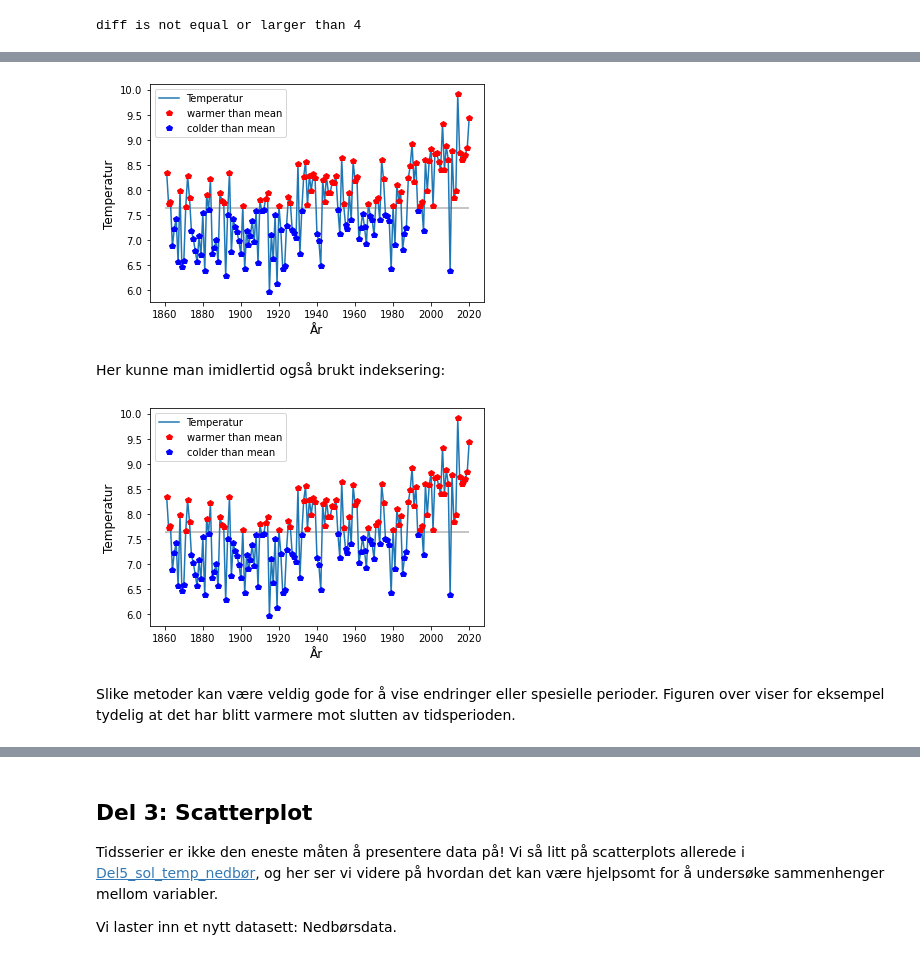
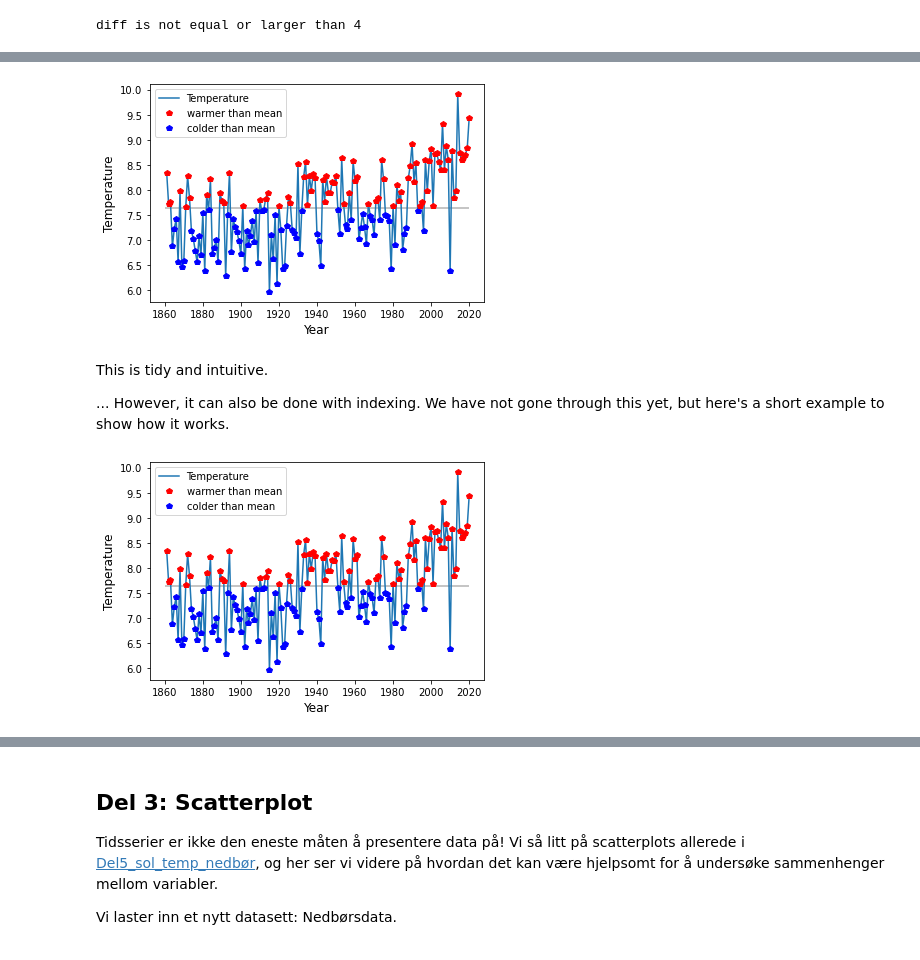
Before and after one commit to julienweihs/GEOF, a Jupyter notebook: Jupyter/Part7_For_if_loops.ipynb, the cells around one changed output, grey strips where cells are left out. Cells and saved outputs as stored; diff of their text form; code cells hidden in the pictures.

Commit message:
Done with if-statements

```diff
--- a/Jupyter/Part7_For_if_loops.ipynb
+++ b/Jupyter/Part7_For_if_loops.ipynb
@@ -442,39 +454,39 @@ Vi kan bruke en if-løkke dersom vi f.eks. vil plotte en linje med punkter som s
 # %%
-mean=np.mean(temp)
+mean=np.mean(temp) # Average temperature during the full time period.
 
-plt.plot(tid, temp, label='Temperatur')
+plt.plot(time, temp, label='Temperature') # Plot the full time series
 for count, T in enumerate(temp):
-    if T > mean:
-        plt.plot(tid[count], T, 'rp')
-    elif T < mean:
-        plt.plot(tid[count], T, 'bp')
+    if T > mean: # If the temperature at the given time is larger than the mean ...
+        plt.plot(time[count], T, 'rp') # ... plot a red marker
+    elif T < mean: # If the temperature at the given time is less than the mean ...
+        plt.plot(time[count], T, 'bp') # ... plot a blue marker
 
 plt.plot(np.nan, np.nan, 'rp', label="warmer than mean")
 plt.plot(np.nan, np.nan, 'bp', label='colder than mean')
 plt.legend()
 
-plt.hlines(mean, 1860, 2020, 'k', alpha=.3)
-plt.ylabel('Temperatur')
-plt.xlabel('År')
+plt.hlines(mean, 1860, 2020, 'k', alpha=.3) # Plot a horizontal line to emphasize where the average is
+plt.ylabel('Temperature')
+plt.xlabel('Year')
 plt.show()
 # %% [output]
-[figure, old version]
+[figure, new version]
-# %% [markdown]
-Her kunne man imidlertid også brukt indeksering:
+# %% [markdown]
+This is tidy and intuitive.
+
+... However, it can also be done with indexing. We have not gone through this yet, but here's a short example to show how it works.
 # %%
-plt.plot(tid, temp, label='Temperatur')
-plt.plot(tid[temp>mean], temp[temp>mean], 'rp')
-plt.plot(tid[temp<mean], temp[temp<mean], 'bp')
+plt.plot(time, temp, label='Temperature') # Plot the full time series
+plt.plot(time[temp>mean], temp[temp>mean], 'rp') # If the temperature at the given time is larger than the mean
+plt.plot(time[temp<mean], temp[temp<mean], 'bp') # If the temperature at the given time is less than the mean
 
 plt.plot(np.nan, np.nan, 'rp', label="warmer than mean")
 plt.plot(np.nan, np.nan, 'bp', label='colder than mean')
 plt.legend()
 
 plt.hlines(mean, 1860, 2020, 'k', alpha=.3)
-plt.ylabel('Temperatur')
-plt.xlabel('År')
+plt.ylabel('Temperature')
+plt.xlabel('Year')
 plt.show()
 # %% [output]
-[figure, old version]
+[figure, new version]
-# %% [markdown]
-Slike metoder kan være veldig gode for å vise endringer eller spesielle perioder. Figuren over viser for eksempel tydelig at det har blitt varmere mot slutten av tidsperioden.
```
Also changed, not shown: parts of 10 cells of this notebook.
